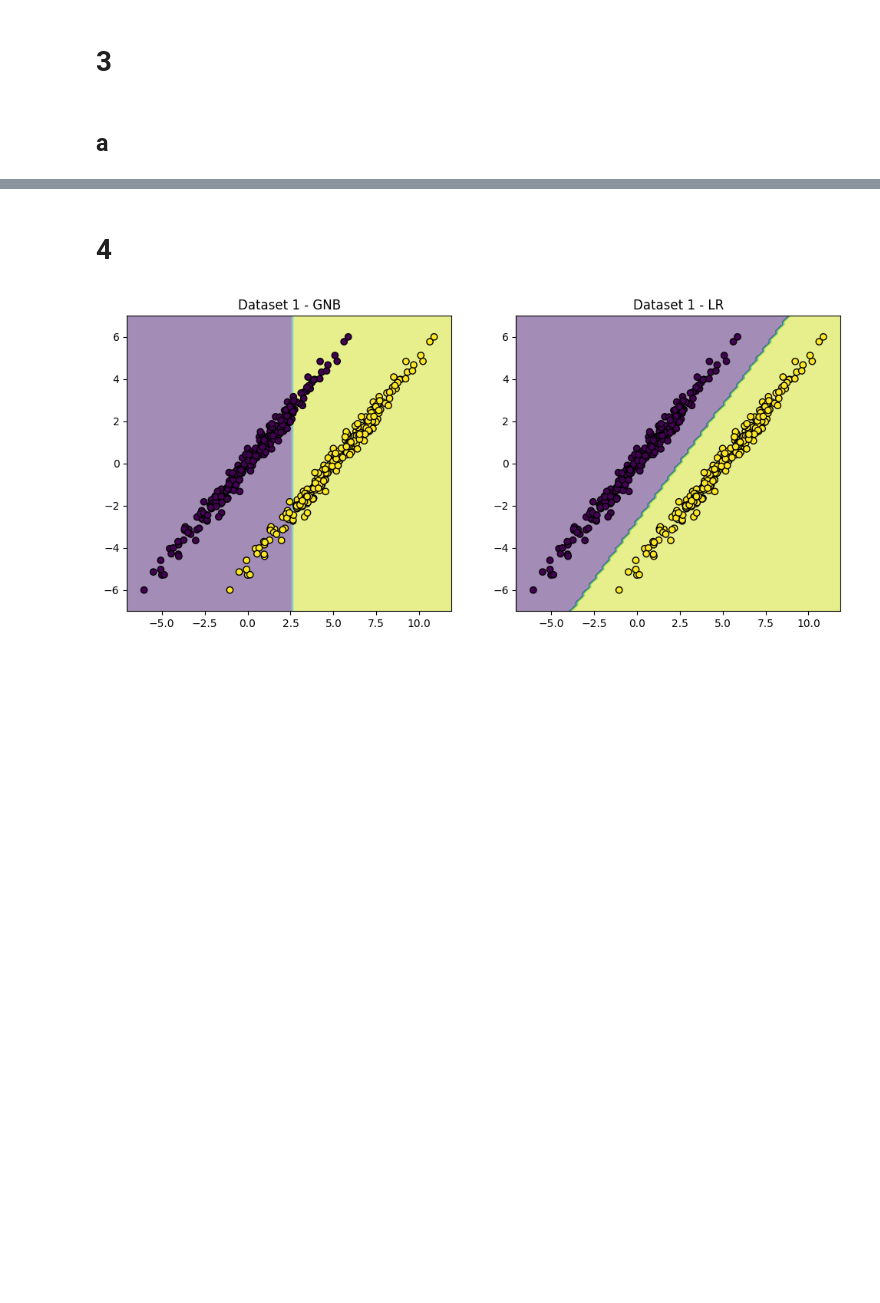
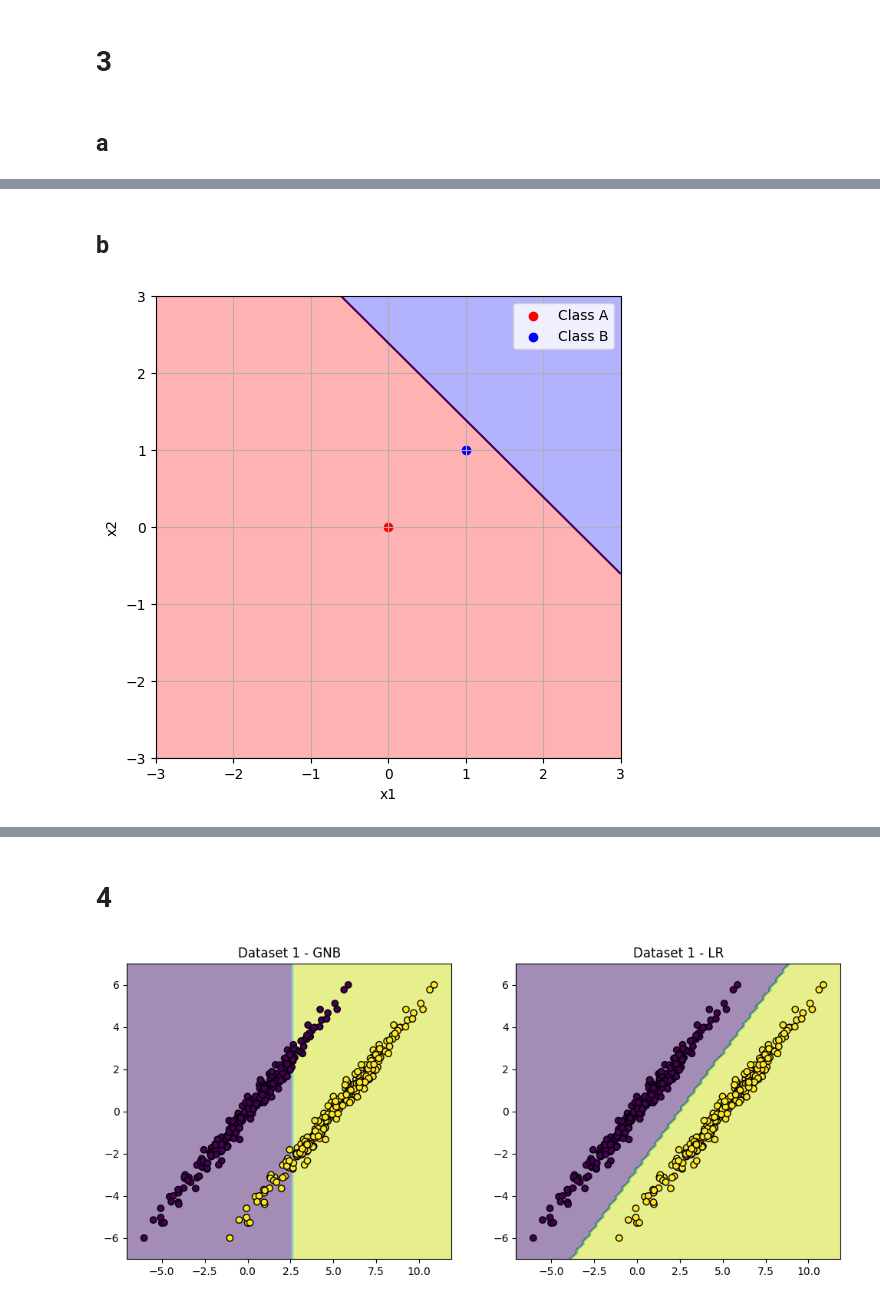
Before and after one commit to TangyKiwi/DSC-240, a Jupyter notebook: HW3/hw3_code.ipynb, the cells around one changed output, grey strips where cells are left out. Saved outputs shown, nothing was run; the diff lists cells and outputs as text; code cells hidden in the pictures; blank space fills up the shorter version.

```diff
--- a/HW3/h3_code.ipynb
+++ b/HW3/hw3_code.ipynb
@@ -28,0 +30,18 @@ plt.show()
+# %% [markdown]
+## b
+# %%
+p = 0.8
+Z = (X1 + X2) - (1 + np.log(p / (1 - p)))
+
+plt.figure(figsize=(6, 6))
+plt.contourf(X1, X2, Z, levels=[-10, 0, 10], colors=["red", "blue"], alpha=0.3)
+plt.contour(X1, X2, Z, levels=[0])
+plt.scatter(mu1[0], mu1[1], color='red', label='Class A')
+plt.scatter(mu2[0], mu2[1], color='blue', label='Class B')
+plt.legend()
+plt.xlabel('x1')
+plt.ylabel('x2')
+plt.grid(True)
+plt.show()
+# %% [output]
+[figure, added]
```
Also changed, not shown: parts of 5 cells of this notebook, 7 other files.
